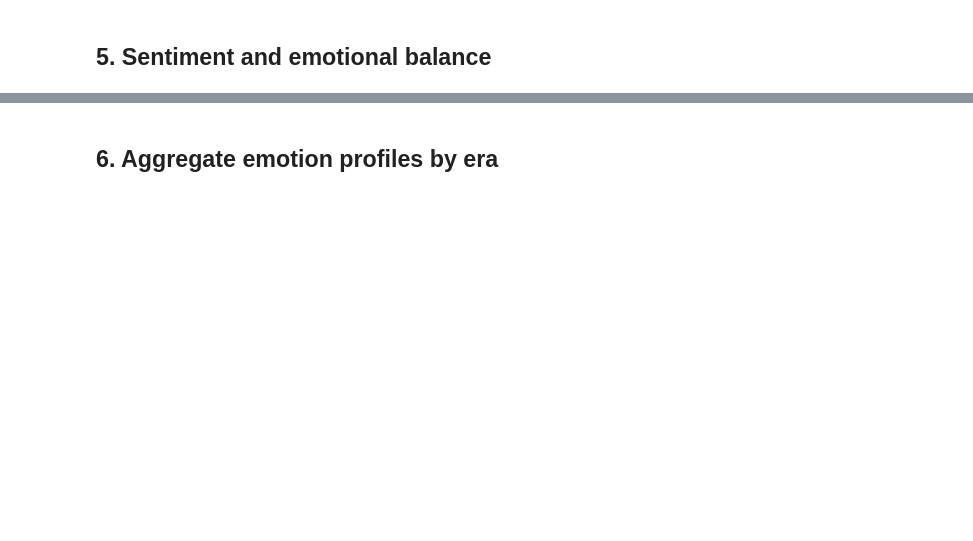
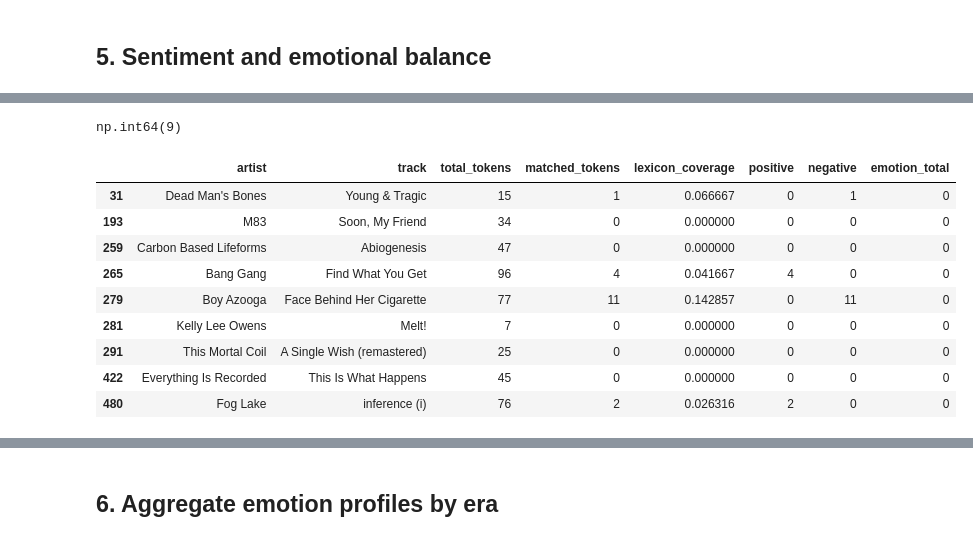
Before and after one commit to fredzell/music-mood-profiler, a Jupyter notebook: notebooks/09_sentiment_and_emotion_analysis.ipynb, the cells around one changed output, grey strips where cells are left out. Saved outputs shown, nothing was run; the diff lists cells and outputs as text; code cells hidden in the pictures; blank space fills up the shorter version.

```diff
--- a/notebooks/09_sentiment_and_emotion_analysis.ipynb
+++ b/notebooks/09_sentiment_and_emotion_analysis.ipynb
@@ -227,0 +339,2 @@ test_result
+# %%
+english_lyrics = english_lyrics.join(emotion_counts_df)
@@ -227,0 +368,15 @@ test_result
+# %%
+# Create emotional profiles
+
+emotion_categories = [
+    "anger",
+    "anticipation",
+    "disgust",
+    "fear",
+    "joy",
+    "sadness",
+    "surprise",
+    "trust"
+]
+# %%
+english_lyrics["emotion_total"] = (english_lyrics[emotion_categories].sum(axis=1))
@@ -227,0 +423,30 @@ test_result
+# %%
+# Check how many songs have no emotional content (emotion_total = 0). This is possible if the lyrics contain no words that are found in the NRC lexicon, or contain only "positive" or "negative" matches.
+english_lyrics["emotion_total"].eq(0).sum()
+# %% [output]
+np.int64(9)
+# %%
+english_lyrics.loc[
+    english_lyrics["emotion_total"] == 0,
+    [
+        "artist",
+        "track",
+        "total_tokens",
+        "matched_tokens",
+        "lexicon_coverage",
+        "positive",
+        "negative",
+        "emotion_total"
+    ]
+]
+# %% [output]
+|  | artist | track | total_tokens | matched_tokens | lexicon_coverage | positive | negative | emotion_total |
+| 31 | Dead Man's Bones | Young & Tragic | 15 | 1 | 0.066667 | 0 | 1 | 0 |
+| 193 | M83 | Soon, My Friend | 34 | 0 | 0.000000 | 0 | 0 | 0 |
+| 259 | Carbon Based Lifeforms | Abiogenesis | 47 | 0 | 0.000000 | 0 | 0 | 0 |
+| 265 | Bang Gang | Find What You Get | 96 | 4 | 0.041667 | 4 | 0 | 0 |
+| 279 | Boy Azooga | Face Behind Her Cigarette | 77 | 11 | 0.142857 | 0 | 11 | 0 |
+| 281 | Kelly Lee Owens | Melt! | 7 | 0 | 0.000000 | 0 | 0 | 0 |
+| 291 | This Mortal Coil | A Single Wish (remastered) | 25 | 0 | 0.000000 | 0 | 0 | 0 |
+| 422 | Everything Is Recorded | This Is What Happens | 45 | 0 | 0.000000 | 0 | 0 | 0 |
+| 480 | Fog Lake | inference (i) | 76 | 2 | 0.026316 | 2 | 0 | 0 |
```
Also changed, not shown: parts of 50 cells of this notebook.
